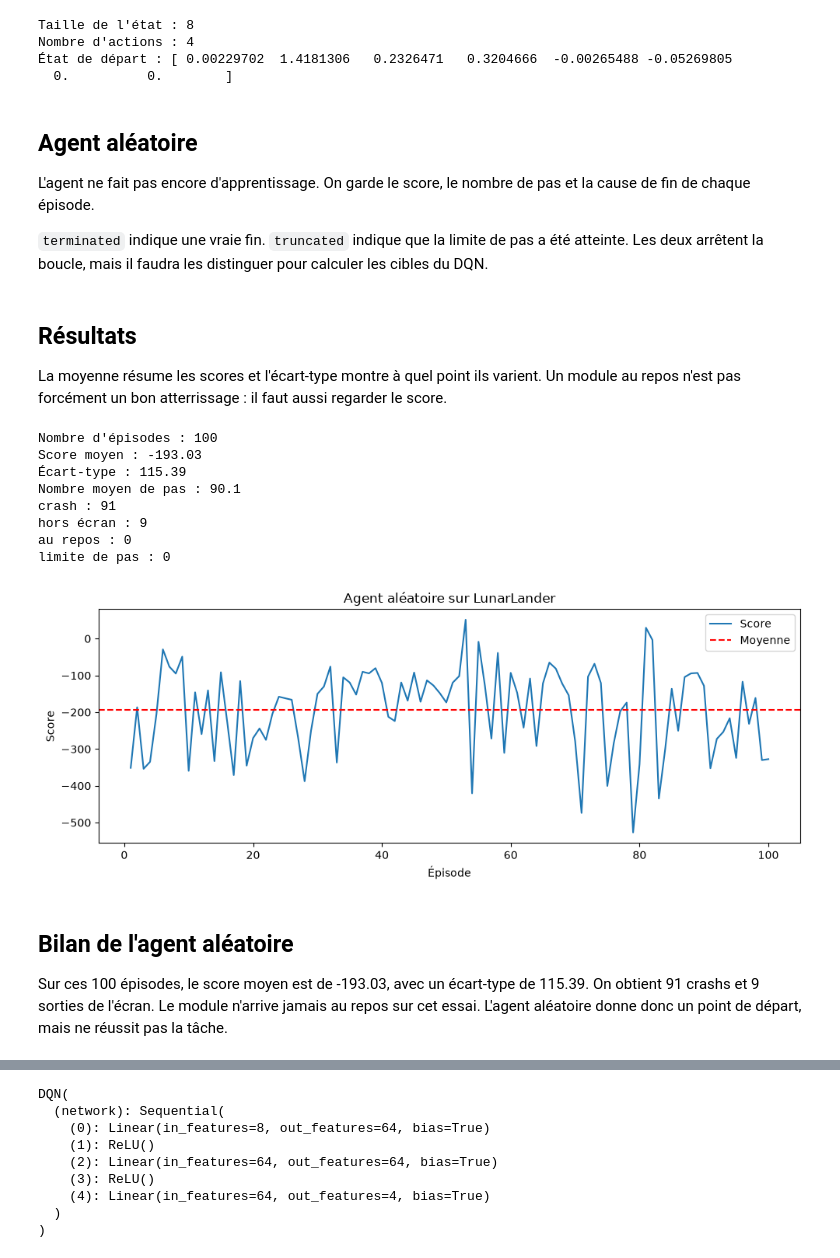
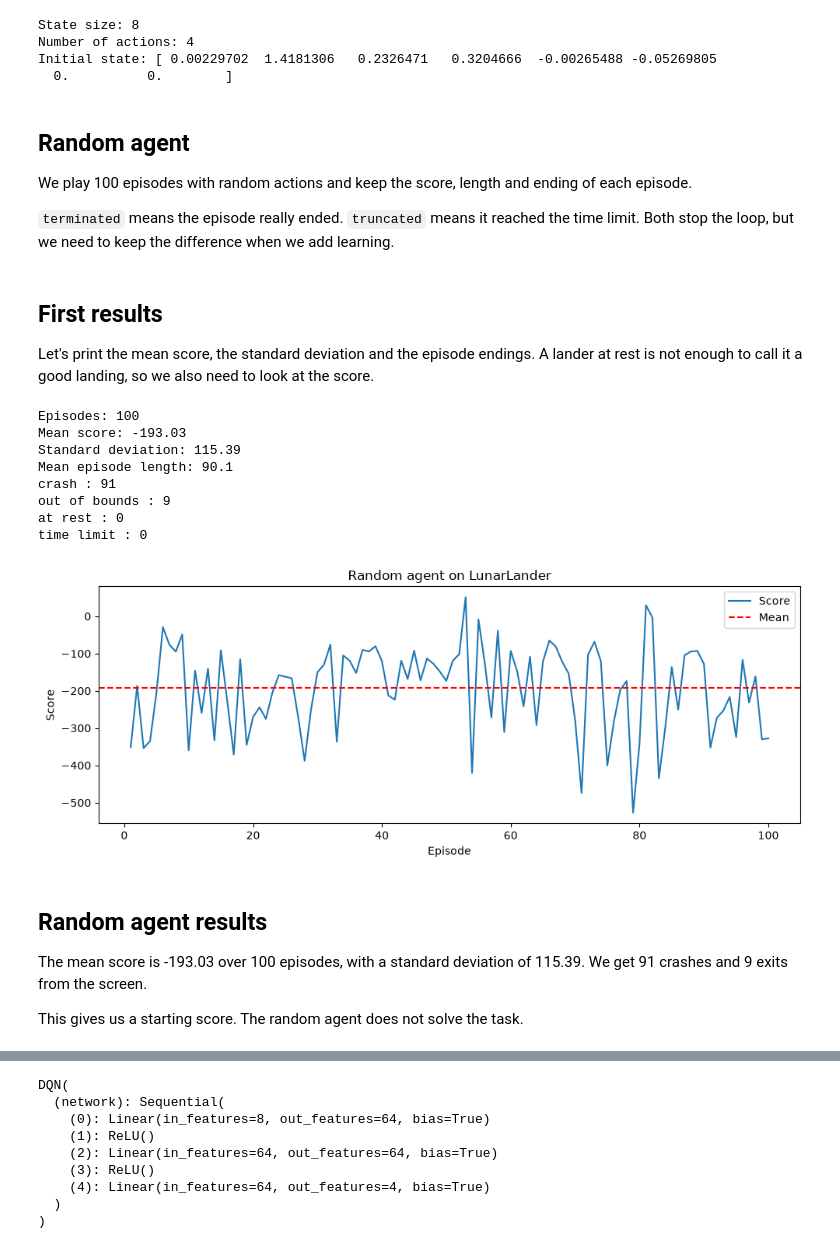
Before and after one commit to AlexandrG1209/starttrek, a Jupyter notebook: dqn.ipynb, the cells around one changed output, grey strips where cells are left out. Cells and saved outputs as stored; diff of their text form; code cells hidden in the pictures.

```diff
--- a/dqn.ipynb
+++ b/dqn.ipynb
@@ -47,21 +41,20 @@ state, info = env.reset(seed=SEED)
 state_size = env.observation_space.shape[0]
 action_size = env.action_space.n
 
-print("Taille de l'état :", state_size)
-print("Nombre d'actions :", action_size)
-print("État de départ :", state)
+print("State size:", state_size)
+print("Number of actions:", action_size)
+print("Initial state:", state)
 # %% [output]
-Taille de l'état : 8
-Nombre d'actions : 4
-État de départ : [ 0.00229702  1.4181306   0.2326471   0.3204666  -0.00265488 -0.05269805
+State size: 8
+Number of actions: 4
+Initial state: [ 0.00229702  1.4181306   0.2326471   0.3204666  -0.00265488 -0.05269805
   0.          0.        ]
 # %% [markdown]
-## Agent aléatoire
+## Random agent
 
-L'agent ne fait pas encore d'apprentissage. On garde le score, le nombre de pas et la cause de fin de chaque épisode.
+We play 100 episodes with random actions and keep the score, length and ending of each episode.
 
-`terminated` indique une vraie fin. `truncated` indique que la limite de pas a été atteinte.
-Les deux arrêtent la boucle, mais il faudra les distinguer pour calculer les cibles du DQN.
+`terminated` means the episode really ended. `truncated` means it reached the time limit. Both stop the loop, but we need to keep the difference when we add learning.
 # %%
 scores = []
 episode_lengths = []
@@ -83,15 +76,15 @@ try:
             steps += 1
             done = terminated or truncated
 
-        # Ces valeurs permettent de savoir pourquoi le simulateur s'est arrêté.
+        # Check why the episode ended.
         if not env.unwrapped.lander.awake:
-            reason = "au repos"
+            reason = "at rest"
         elif env.unwrapped.game_over:
             reason = "crash"
         elif abs(state[0]) >= 1:
-            reason = "hors écran"
+            reason = "out of bounds"
         else:
-            reason = "limite de pas"
+            reason = "time limit"
 
         scores.append(total_reward)
         episode_lengths.append(steps)
@@ -99,45 +92,44 @@ try:
 finally:
     env.close()
 # %% [markdown]
-## Résultats
+## First results
 
-La moyenne résume les scores et l'écart-type montre à quel point ils varient.
-Un module au repos n'est pas forcément un bon atterrissage : il faut aussi regarder le score.
+Let's print the mean score, the standard deviation and the episode endings. A lander at rest is not enough to call it a good landing, so we also need to look at the score.
 # %%
-print(f"Nombre d'épisodes : {len(scores)}")
-print(f"Score moyen : {np.mean(scores):.2f}")
-print(f"Écart-type : {np.std(scores):.2f}")
-print(f"Nombre moyen de pas : {np.mean(episode_lengths):.1f}")
+print(f"Episodes: {len(scores)}")
+print(f"Mean score: {np.mean(scores):.2f}")
+print(f"Standard deviation: {np.std(scores):.2f}")
+print(f"Mean episode length: {np.mean(episode_lengths):.1f}")
 
-for reason in ["crash", "hors écran", "au repos", "limite de pas"]:
+for reason in ["crash", "out of bounds", "at rest", "time limit"]:
     print(f"{reason} : {end_reasons.count(reason)}")
 # %% [output]
-Nombre d'épisodes : 100
-Score moyen : -193.03
-Écart-type : 115.39
-Nombre moyen de pas : 90.1
+Episodes: 100
+Mean score: -193.03
+Standard deviation: 115.39
+Mean episode length: 90.1
 crash : 91
-hors écran : 9
-au repos : 0
-limite de pas : 0
+out of bounds : 9
+at rest : 0
+time limit : 0
 # %%
 episodes = np.arange(1, len(scores) + 1)
 
 plt.figure(figsize=(10, 4))
 plt.plot(episodes, scores, label="Score")
-plt.axhline(np.mean(scores), color="red", linestyle="--", label="Moyenne")
-plt.xlabel("Épisode")
+plt.axhline(np.mean(scores), color="red", linestyle="--", label="Mean")
+plt.xlabel("Episode")
 plt.ylabel("Score")
-plt.title("Agent aléatoire sur LunarLander")
+plt.title("Random agent on LunarLander")
 plt.legend()
 plt.tight_layout()
 plt.show()
 # %% [output]
-[figure, old version]
+[figure, new version]
 # %% [markdown]
-## Bilan de l'agent aléatoire
+## Random agent results
 
-Sur ces 100 épisodes, le score moyen est de -193.03, avec un écart-type de 115.39.
-On obtient 91 crashs et 9 sorties de l'écran. Le module n'arrive jamais au repos sur cet essai.
-L'agent aléatoire donne donc un point de départ, mais ne réussit pas la tâche.
+The mean score is -193.03 over 100 episodes, with a standard deviation of 115.39. We get 91 crashes and 9 exits from the screen.
+
+This gives us a starting score. The random agent does not solve the task.
 # %% [markdown]
```
Also changed, not shown: parts of 21 cells of this notebook, 1 other file.
